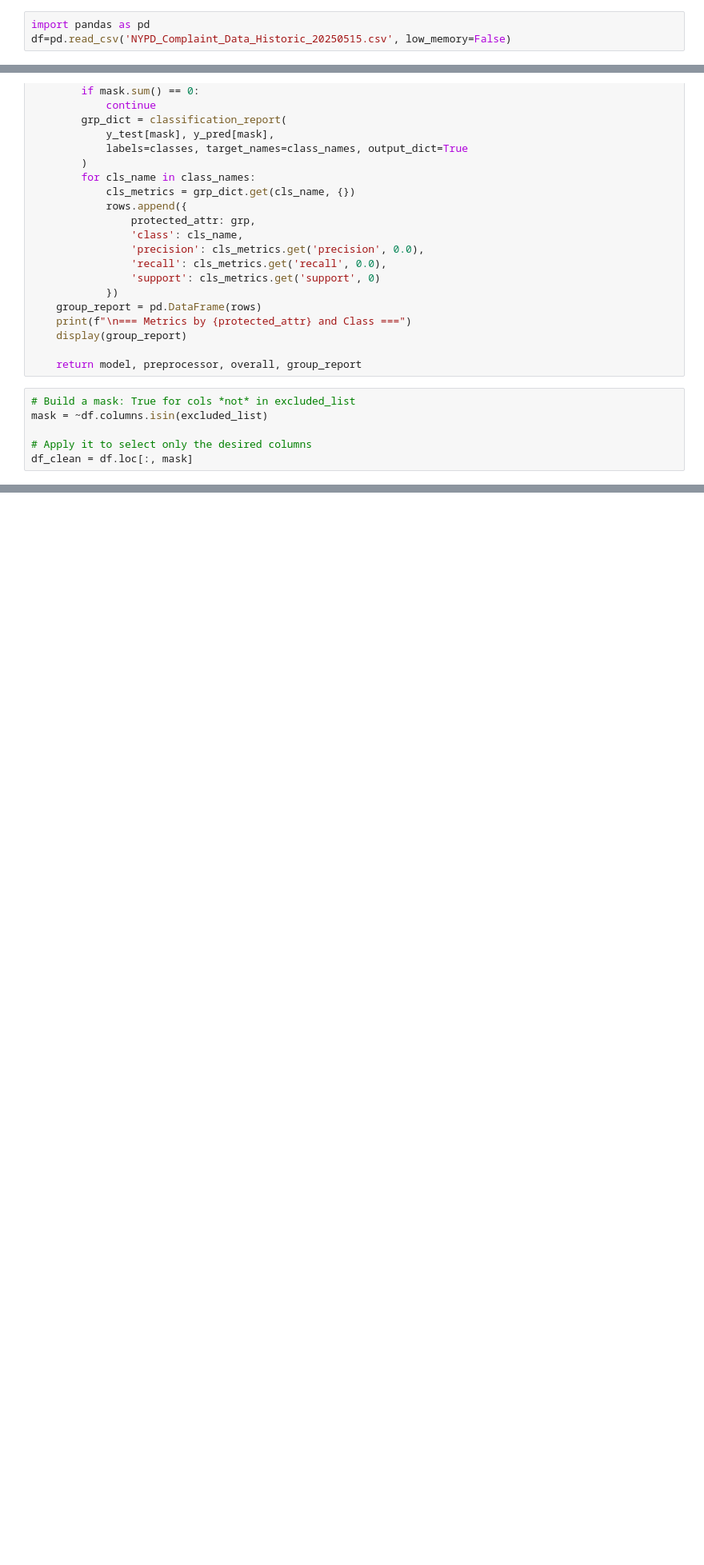
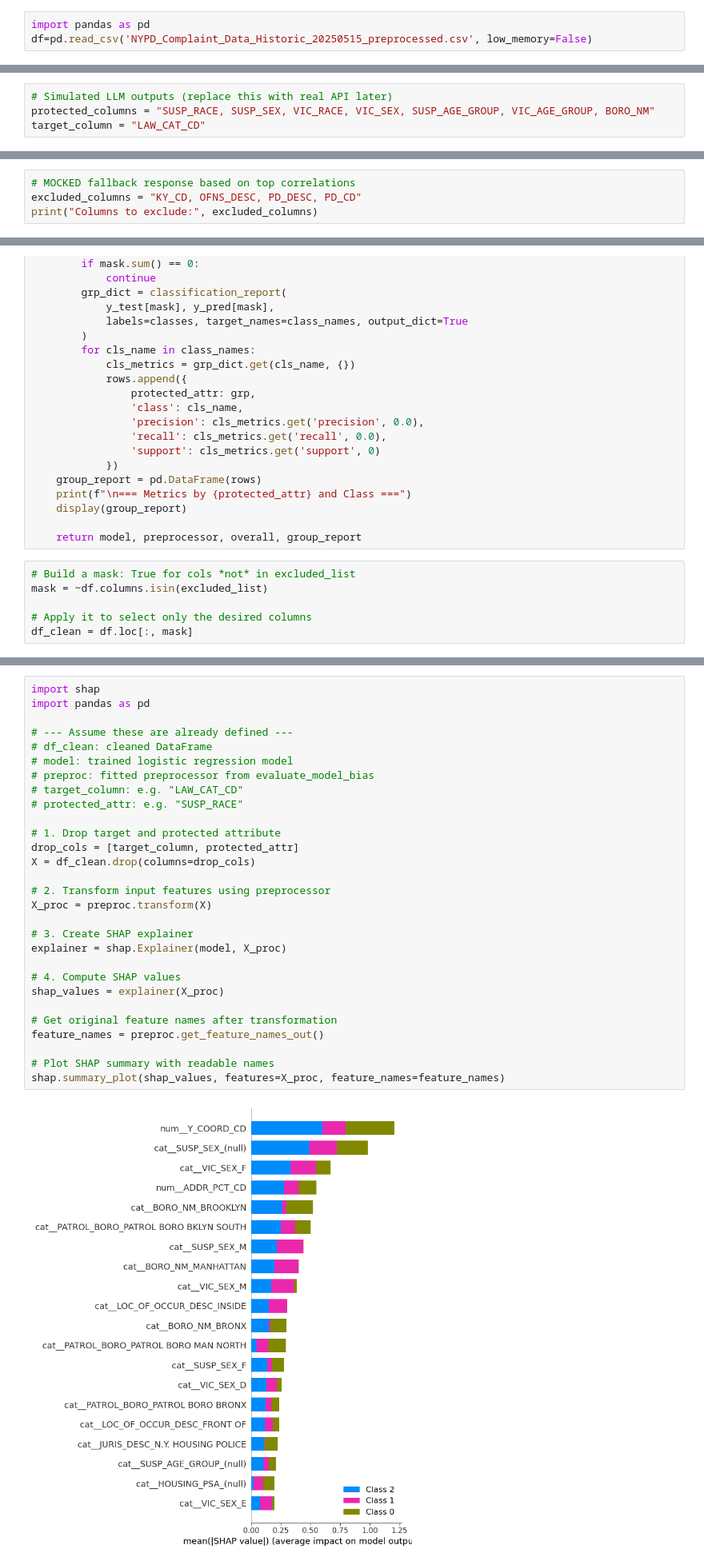
Before and after one commit to kobivan92/dsai2, a Jupyter notebook: bias.ipynb, the cells around one changed output, grey strips where cells are left out. Shown: that part at 80% size. Saved outputs shown, nothing was run; the diff lists cells and outputs as text; blank space fills up the shorter version.

Commit message:
Update bias.ipynb
SHAP Graph

```diff
--- a/bias.ipynb
+++ b/bias.ipynb
@@ -1,6 +1,6 @@
 # %%
 import pandas as pd
-df=pd.read_csv('NYPD_Complaint_Data_Historic_20250515.csv', low_memory=False)
+df=pd.read_csv('NYPD_Complaint_Data_Historic_20250515_preprocessed.csv', low_memory=False)
 # %%
 df['LAW_CAT_CD']
 # %% [output]
@@ -198,3 +197,7 @@ Target variable: LAW_CAT_CD
+# %%
+# Simulated LLM outputs (replace this with real API later)
+protected_columns = "SUSP_RACE, SUSP_SEX, VIC_RACE, VIC_SEX, SUSP_AGE_GROUP, VIC_AGE_GROUP, BORO_NM"
+target_column = "LAW_CAT_CD"
 # %%
 # Revised calculation: correlation per original feature (numeric and categorical)
 import pandas as pd
@@ -297,0 +301,4 @@ Columns to exclude: KY_CD, OFNS_DESC, PD_DESC, PD_CD
+# %%
+# MOCKED fallback response based on top correlations
+excluded_columns = "KY_CD, OFNS_DESC, PD_DESC, PD_CD"
+print("Columns to exclude:", excluded_columns)
@@ -677,0 +733,31 @@ weighted avg   0.587211  0.600000  0.584932
+# %%
+import shap
+import pandas as pd
+
+# --- Assume these are already defined ---
+# df_clean: cleaned DataFrame
+# model: trained logistic regression model
+# preproc: fitted preprocessor from evaluate_model_bias
+# target_column: e.g. "LAW_CAT_CD"
+# protected_attr: e.g. "SUSP_RACE"
+
+# 1. Drop target and protected attribute
+drop_cols = [target_column, protected_attr]
+X = df_clean.drop(columns=drop_cols)
+
+# 2. Transform input features using preprocessor
+X_proc = preproc.transform(X)
+
+# 3. Create SHAP explainer
+explainer = shap.Explainer(model, X_proc)
+
+# 4. Compute SHAP values
+shap_values = explainer(X_proc)
+
+# Get original feature names after transformation
+feature_names = preproc.get_feature_names_out()
+
+# Plot SHAP summary with readable names
+shap.summary_plot(shap_values, features=X_proc, feature_names=feature_names)
+# %% [output]
+[figure, added]
```
Also changed, not shown: parts of 7 cells of this notebook.
